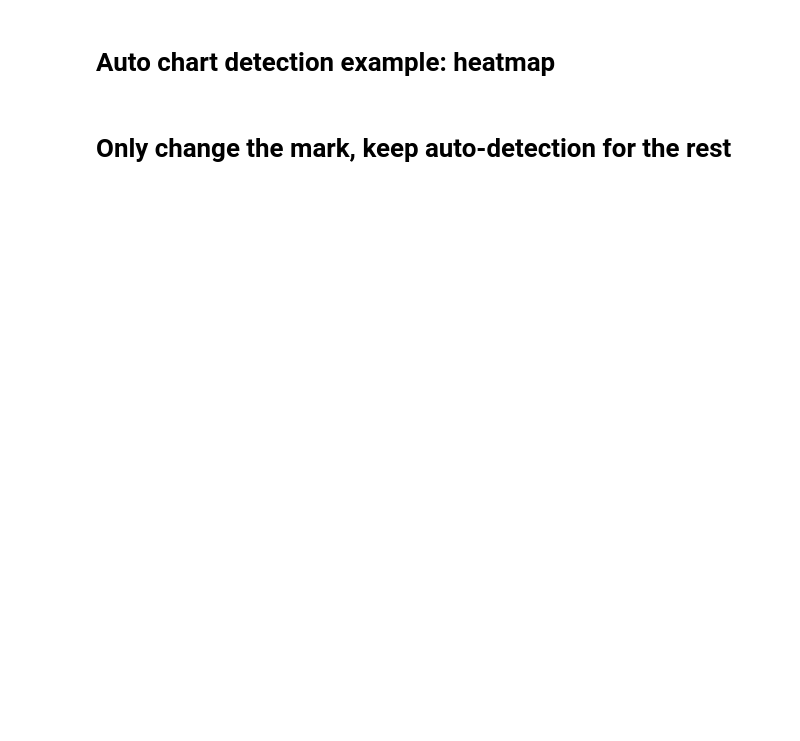
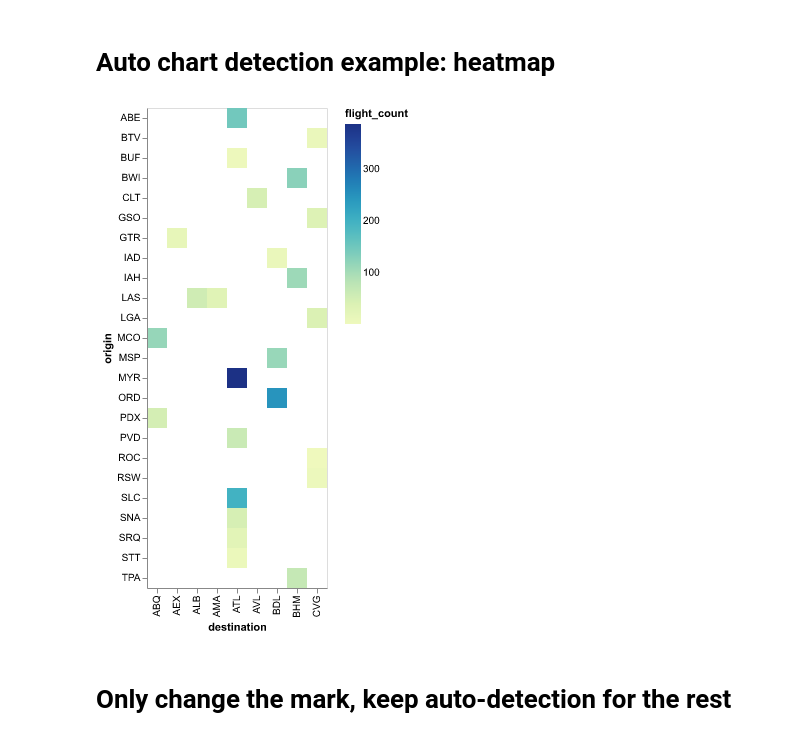
Before and after one commit to boringdata/boring-semantic-layer, a Jupyter notebook: examples/example_chart.ipynb, the cells around one changed output. Cells and saved outputs as stored; diff of their text form; code cells hidden in the pictures; blank space fills up the shorter version.

```diff
--- a/examples/example_chart.ipynb
+++ b/examples/example_chart.ipynb
@@ -37,11 +41,13 @@ Image(
 # %%
 # note: We use Image to display image in Github.
 # For regular usage, you can use .chart() and the result will be displayed in the notebook.
 Image(
     flights_sm.query(
         dimensions=["destination", "origin"], measures=["flight_count"], limit=25
-    ).chart(spec={"height": 300, "width": 300}, backend=BACKEND, format="png")
+    ).chart(backend=BACKEND, format="png")
 )
+# %% [output]
+[figure, added]
 # %% [markdown]
 # Only change the mark, keep auto-detection for the rest
 # %%
```
Also changed, not shown: parts of 5 cells of this notebook, 1 other file.
